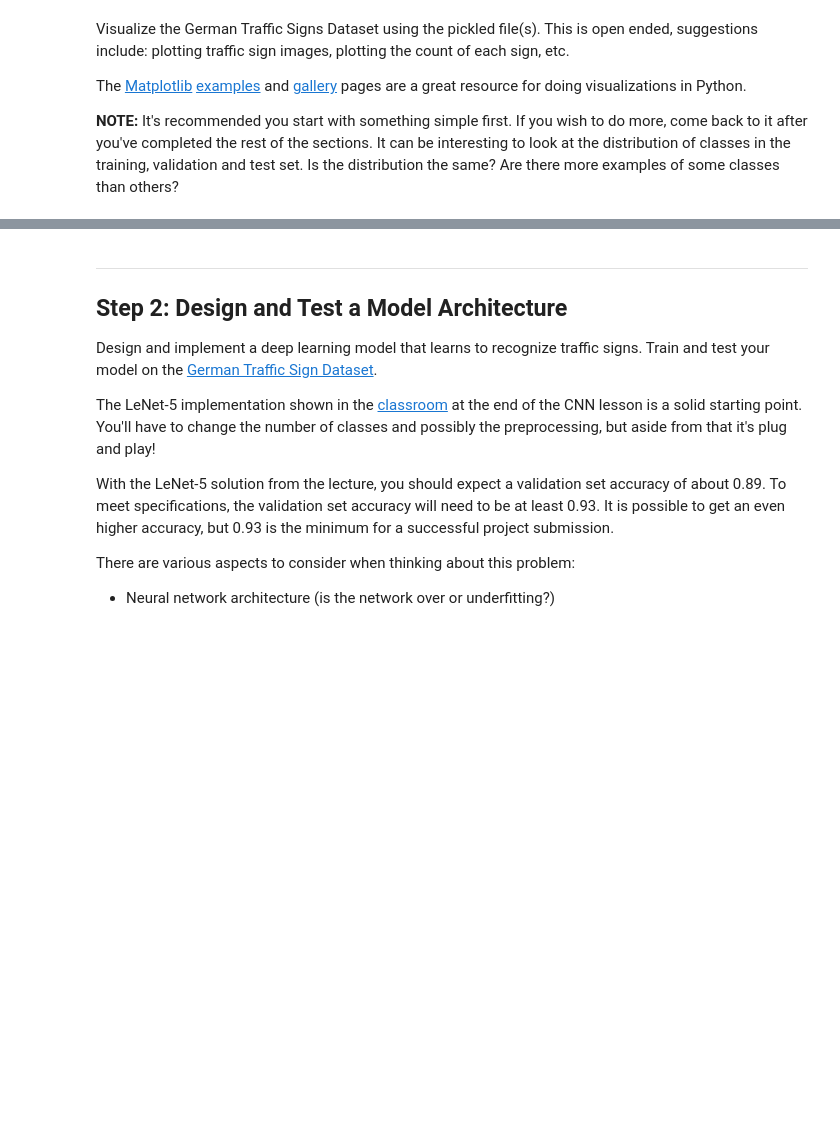
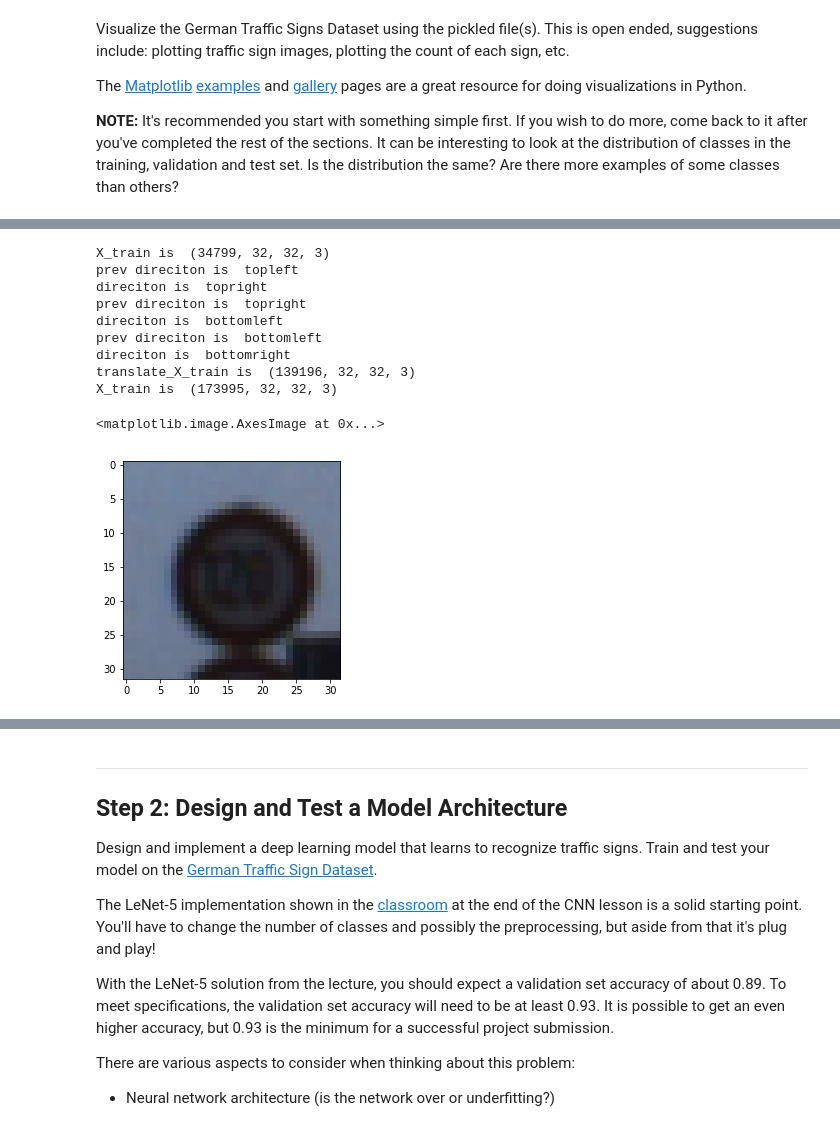
Before and after one commit to hotsuyuki/CarND-Traffic-Sign-Classifier-Project, a Jupyter notebook: Traffic_Sign_Classifier.ipynb, the cells around one changed output, grey strips where cells are left out. Saved outputs shown, nothing was run; the diff lists cells and outputs as text; code cells hidden in the pictures; blank space fills up the shorter version.

```diff
--- a/Traffic_Sign_Classifier.ipynb
+++ b/Traffic_Sign_Classifier.ipynb
@@ -124,0 +123,60 @@ The RGB image is
+# %%
+import cv2
+
+
+''' Translate the train data (2pixels prallel move to four corner ) '''
+
+original_X_train = np.copy(X_train)
+
+translate_image = {
+    'topleft':np.copy(X_train), 'topright':np.copy(X_train),
+    'bottomleft':np.copy(X_train), 'bottomright':np.copy(X_train)
+}
+
+M = {
+    'topleft':np.float32([[1,0,-2], [0,1,-2]]), 'topright':np.float32([[1,0,2], [0,1,-2]]),
+    'bottomleft':np.float32([[1,0,-2], [0,1,2]]), 'bottomright':np.float32([[1,0,2], [0,1,2]])
+}
+
+print("X_train is ", X_train.shape)
+
+rows, cols = X_train.shape[1], X_train.shape[2]
+for direction in ['topleft', 'topright', 'bottomleft', 'bottomright']:
+    for i in range(X_train.shape[0]):
+        translate_image[direction][i] = cv2.warpAffine(X_train[i], M[direction], (cols,rows))
+
+    if (direction == 'topleft'):
+        prev_direction = 'topleft'
+        translate_X_train = np.copy(translate_image[direction])
+    else:
+        print("prev direciton is ", prev_direction)
+        print("direciton is ", direction)
+        assert not(np.all(translate_image[prev_direction] == translate_image[direction]))
+        translate_X_train = np.append(translate_X_train, translate_image[direction], axis=0)
+        prev_direction = direction
+
+
+'''
+translate_X_train = np.copy(translate_image['topleft'])
+for direction in ['topright', 'bottomleft', 'bottomright']:
+    translate_X_train = np.append(translate_X_train, translate_image[direction], axis=0)
+'''
+print("translate_X_train is ", translate_X_train.shape)
+
+X_train = np.append(X_train, translate_X_train, axis=0)
+print("X_train is ", X_train.shape)
+
+
+plt.imshow(X_train[index])
+# %% [output]
+X_train is  (34799, 32, 32, 3)
+prev direciton is  topleft
+direciton is  topright
+prev direciton is  topright
+direciton is  bottomleft
+prev direciton is  bottomleft
+direciton is  bottomright
+translate_X_train is  (139196, 32, 32, 3)
+X_train is  (173995, 32, 32, 3)
+<matplotlib.image.AxesImage at 0x...>
+[figure, added]
```
Also changed, not shown: parts of 9 cells of this notebook, 3 other files.
